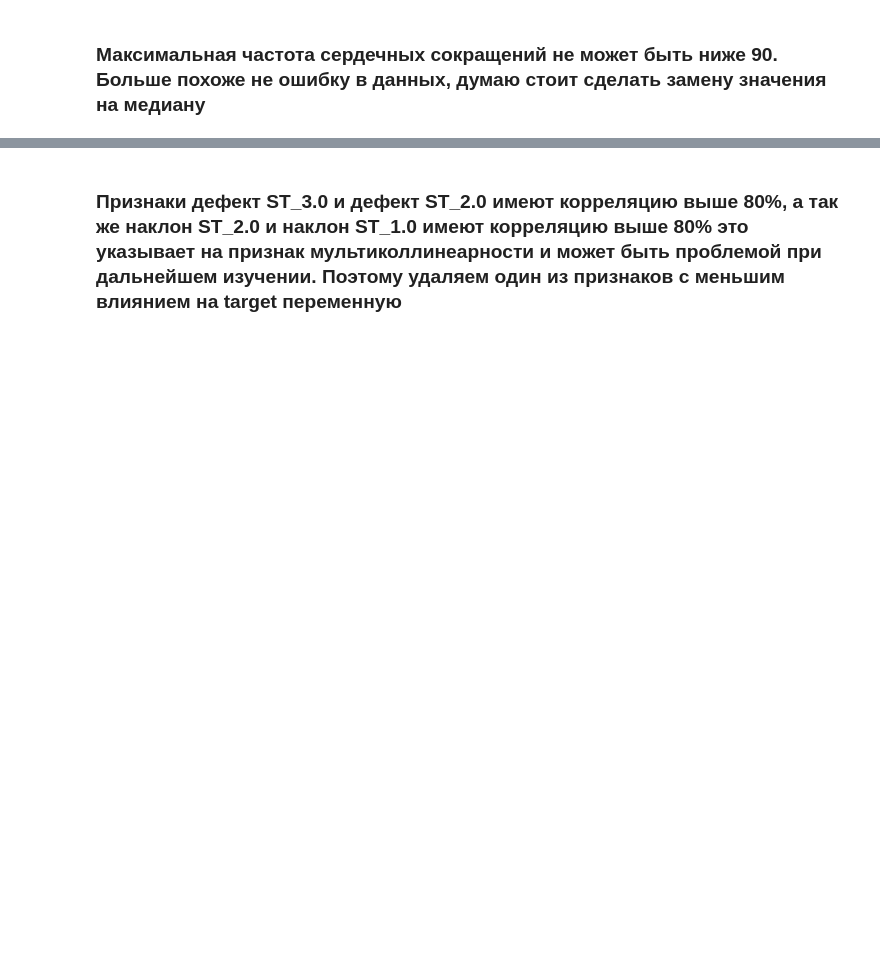
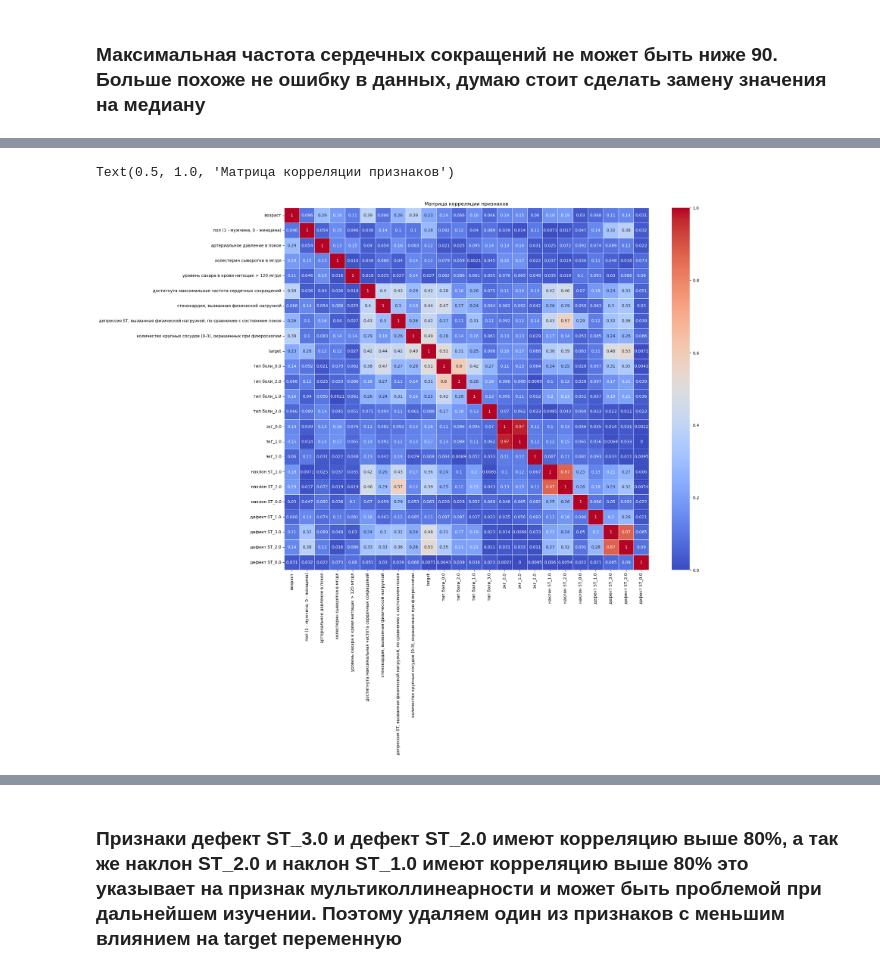
Before and after one commit to Assel91/heart-disease-exploratory-study, a Jupyter notebook: Heart disease_EDA basic.ipynb, the cells around one changed output, grey strips where cells are left out. Drawn from its saved outputs; the diff is of its cells as text; code cells hidden in the pictures; blank space fills up the shorter version.

```diff
--- a/Heart disease_EDA basic.ipynb
+++ b/Heart disease_EDA basic.ipynb
@@ -11,5 +19,2 @@ df_heart.head()
-# %%
-#Добавляем признак для лиц старше 60, так как это может быть группой риска
-df_heart['old'] = df_heart['age'].apply(lambda x: 1 if x >60 else 0)
 # %%
 df_heart.shape
@@ -181,8 +357,11 @@ df_heart.columns
 # %%
 # Построение матрицы корреляции для корреляционного анализа
 plt.figure(figsize=(20,16))
-corr_matrix = df_heart.corr(method='spearman') #Так как количественные меры распределены не нормально, стоит избегать корреляции Пирсона
+corr_matrix = df_heart.corr(method='spearman').abs() #Так как количественные меры распределены не нормально, стоит избегать корреляции Пирсона
 sns.heatmap(corr_matrix, annot = True, cmap='coolwarm', linewidths=.5)
 plt.title('Матрица корреляции признаков')
+# %% [output]
+Text(0.5, 1.0, 'Матрица корреляции признаков')
+[figure, added]
 # %%
 # Основные влияющие на target переменные
```
Also changed, not shown: parts of 32 cells of this notebook.
